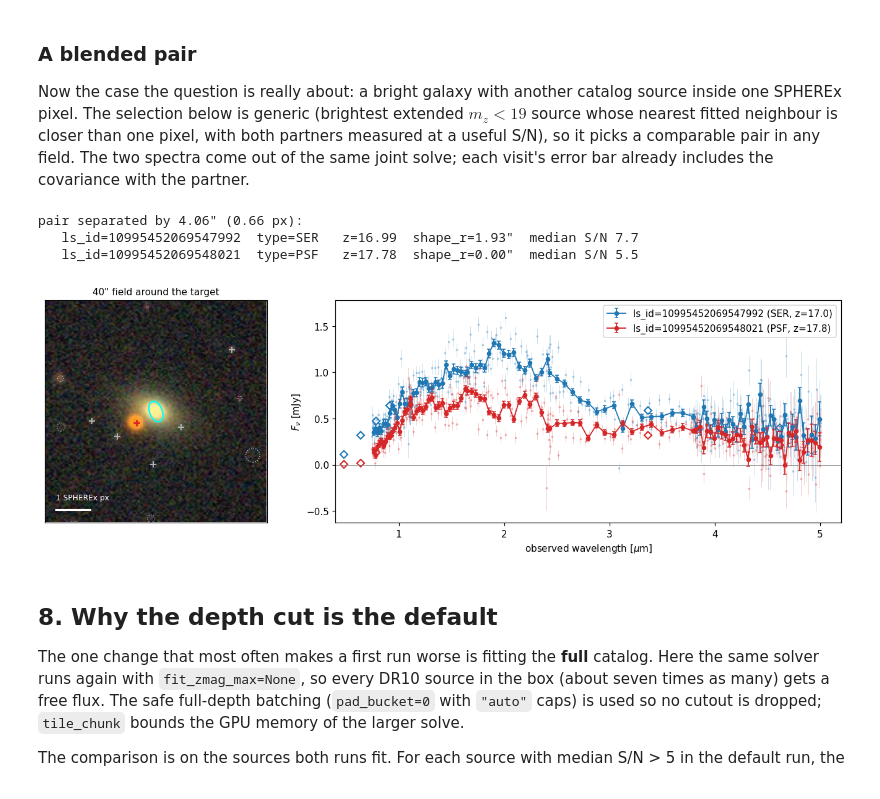
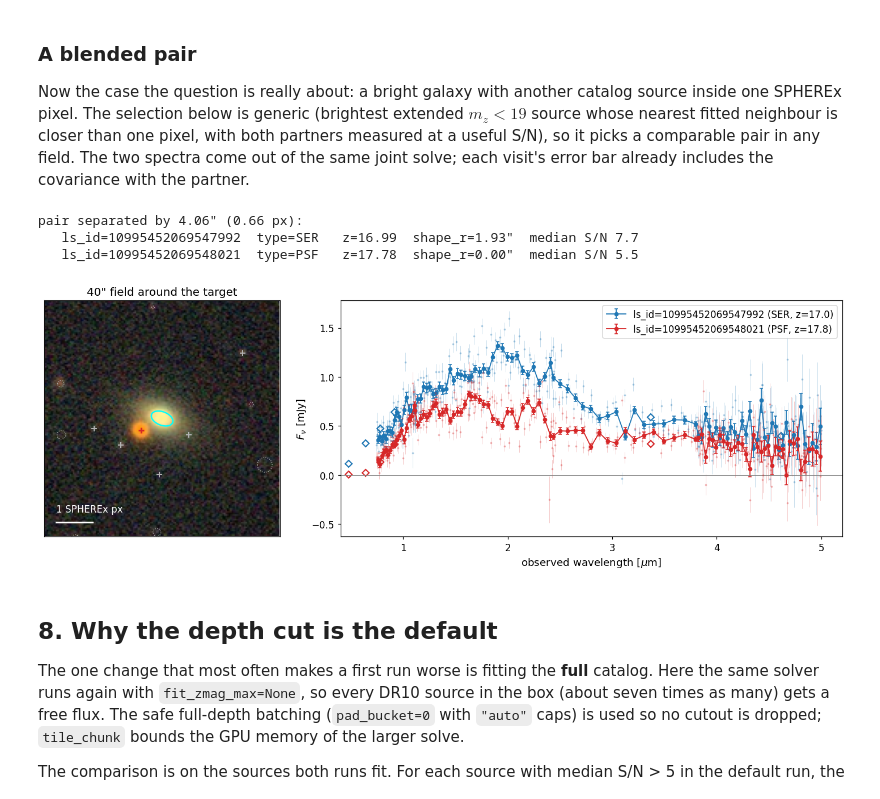
Before and after one commit to hbahk/tractorjax-spherex, a Jupyter notebook: examples/04_cluster_field_end_to_end.ipynb, the cells around one changed output. Cells and saved outputs as stored; diff of their text form; code cells hidden in the pictures.

```diff
--- a/examples/04_cluster_field_end_to_end.ipynb
+++ b/examples/04_cluster_field_end_to_end.ipynb
@@ -77,7 +77,9 @@ CUTOUTS = OUT / "cutouts"
 CATALOG = OUT / "ls_dr10.parquet"
 PHOT = OUT / "phot.parquet"
 
-plt.rcParams["figure.dpi"] = 110
+plt.rcParams.update({"figure.dpi": 110, "font.size": 12, "axes.titlesize": 13,
+                     "axes.labelsize": 12, "legend.fontsize": 11,
+                     "xtick.labelsize": 11, "ytick.labelsize": 11})
 # %% [markdown]
 ## 1. Size the cutout box
 
@@ -269,9 +271,13 @@ def draw_source(ax, row, to_xy, arcsec_per_px, color, lw=0.9, ls="-"):
     e1, e2 = float(row["shape_e1"]), float(row["shape_e2"])
     e = np.hypot(e1, e2)
     ba = (1 - e) / (1 + e)
-    pa = np.radians(90.0 - 0.5 * np.degrees(np.arctan2(e2, e1)))   # east of north
+    # Legacy Survey / tractor EllipseE: theta = 0.5 atan2(e2, e1) is the major
+    # axis position angle east of north, i.e. the axis points along
+    # (sin theta, cos theta) in (East, North). Probe to_xy 1" along it.
+    theta = 0.5 * np.arctan2(e2, e1)
     step = 1.0 / 3600
-    x1, y1 = to_xy(ra + step * np.sin(pa) / np.cos(np.radians(dec)), dec + step * np.cos(pa))
+    x1, y1 = to_xy(ra + step * np.sin(theta) / np.cos(np.radians(dec)),
+                   dec + step * np.cos(theta))
     ang = np.degrees(np.arctan2(y1 - y0, x1 - x0))
     a = r / arcsec_per_px
     ax.add_patch(Ellipse((x0, y0), 2 * a, 2 * a * ba, angle=ang, fill=False,
@@ -308,14 +314,14 @@ def draw_neighbourhood(ax, ra, dec, fov_arcsec=60.0, partners=()):
                     ls="-" if fitted[j] else ":")
     bar = PIX / pixscale
     ax.plot([0.05 * n, 0.05 * n + bar], [0.94 * n, 0.94 * n], color="w", lw=2)
-    ax.text(0.05 * n, 0.905 * n, "1 SPHEREx px", color="w", ha="left", va="bottom", fontsize=8)
+    ax.text(0.05 * n, 0.905 * n, "1 SPHEREx px", color="w", ha="left", va="bottom", fontsize=11)
     ax.set_xlim(0, n); ax.set_ylim(n, 0)
     ax.set_xticks([]); ax.set_yticks([])
 
 
-fig, ax = plt.subplots(figsize=(4.5, 4.5))
+fig, ax = plt.subplots(figsize=(5.5, 5.5))
 draw_neighbourhood(ax, float(bcg["ra"]), float(bcg["dec"]), fov_arcsec=60)
-ax.set_title(f"BCG ls_id={BCG_ID}, 60\" field", fontsize=10)
+ax.set_title(f"BCG ls_id={BCG_ID}, 60\" field")
 plt.show()
 # %% [output]
 BCG: ls_id=10995450559597381  type=SER  z-mag=16.00  shape_r=7.13"  sersic=3.10
@@ -451,11 +457,11 @@ print(f"cutout {ci}: obs_id={best['obs_id']} D{best['detector']}  "
       f"lambda={best['central_wavelength']:.3f} um  BCG flux={best['flux']:.3f} +- {best['flux_err']:.3f} mJy")
 
 fig = plot_fit(cutout, cat[fitted], phot, cutout_index=ci, config=cfg, mark_sources=False)
-fig.set_size_inches(12, 3.8)
+fig.set_size_inches(13, 4.2)
 plt.show()
 
 fig = plot_fit(cutout, cat[fitted], phot, cutout_index=ci, config=cfg, mark_sources=False)
-fig.set_size_inches(12, 3.8)
+fig.set_size_inches(13, 4.2)
 
 
 def to_xy_cutout(ra_s, dec_s):
@@ -569,36 +575,36 @@ def median_snr(sid):
     return float(np.median(s["flux"] / s["flux_err"])) if s is not None else 0.0
 
 
 pair = None
 for a in np.argsort(fit["zmag"]):
     b = int(idx_nn[a])
     if (fit["zmag"][a] < 19 and fit["shape_r"][a] > 0 and sep_nn_q[a].arcsec < PIX
             and median_snr(fit["ls_id"][a]) > 5 and median_snr(fit["ls_id"][b]) > 3):
         pair = (a, b)
         break
 assert pair is not None, "no blended bright pair found; relax the S/N or magnitude limits"
 a, b = pair
 ra_a, dec_a = float(fit["ra"][a]), float(fit["dec"][a])
 print(f"pair separated by {sep_nn_q[a].arcsec:.2f}\" ({sep_nn_q[a].arcsec / PIX:.2f} px):")
 for k in (a, b):
     print(f"   ls_id={int(fit['ls_id'][k])}  type={fit['type'][k]:<4}  z={fit['zmag'][k]:.2f}  "
           f"shape_r={fit['shape_r'][k]:.2f}\"  median S/N {median_snr(fit['ls_id'][k]):.1f}")
 
-fig, (ax0, ax1) = plt.subplots(1, 2, figsize=(12, 4), constrained_layout=True,
+fig, (ax0, ax1) = plt.subplots(1, 2, figsize=(13, 4.6), constrained_layout=True,
                                gridspec_kw={"width_ratios": [1, 2]})
 draw_neighbourhood(ax0, ra_a, dec_a, fov_arcsec=40,
                    partners=[(float(fit["ra"][b]), float(fit["dec"][b]), "C3")])
-ax0.set_title("40\" field around the target", fontsize=10)
+ax0.set_title("40\" field around the target")
 for k, color in ((a, "C0"), (b, "C3")):
     plot_source(ax1, int(fit["ls_id"][k]), fit[k], color=color,
                 label=f"ls_id={int(fit['ls_id'][k])} ({fit['type'][k]}, z={fit['zmag'][k]:.1f})")
 ax1.legend(loc="upper right")
 plt.show()
 # %% [output]
 pair separated by 4.06" (0.66 px):
    ls_id=10995452069547992  type=SER   z=16.99  shape_r=1.93"  median S/N 7.7
    ls_id=10995452069548021  type=PSF   z=17.78  shape_r=0.00"  median S/N 5.5
-[figure, old version]
+[figure, new version]
 # %% [markdown]
 ## 8. Why the depth cut is the default
 
```
Also changed, not shown: parts of 6 cells of this notebook.
